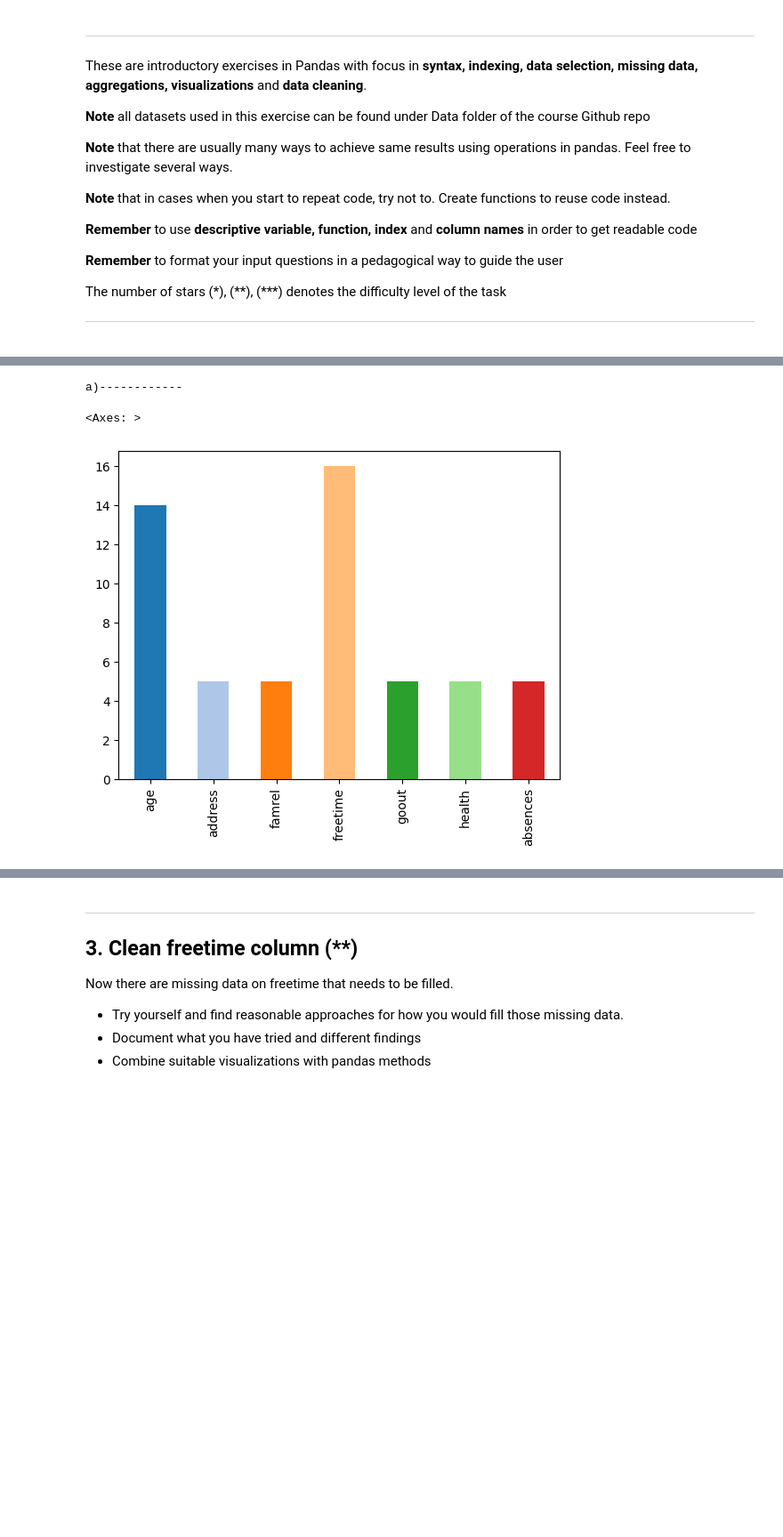
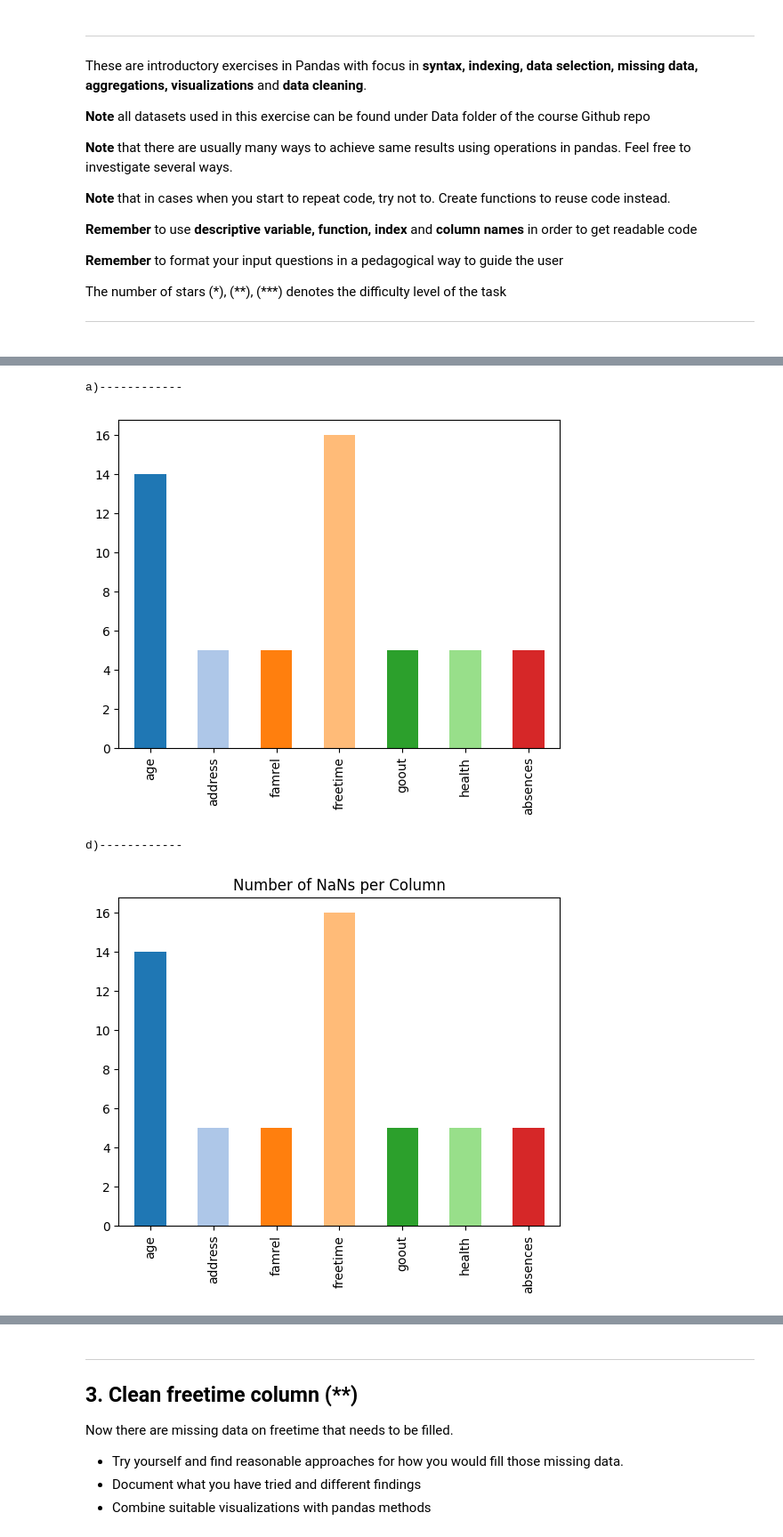
Before and after one commit to zoneme99/AI24-Databehandling-JC, a Jupyter notebook: Exercises/E01_missing_aggregation.ipynb, the cells around one changed output, grey strips where cells are left out. Shown at 89% size. Drawn from its saved outputs; the diff is of its cells as text; code cells hidden in the pictures; blank space fills up the shorter version.

```diff
--- a/Exercises/E01_missing_aggregation.ipynb
+++ b/Exercises/E01_missing_aggregation.ipynb
@@ -93,19 +93,25 @@ h)
 # %%
 import pandas as pd
 import numpy as np
 import context
 import Custom_Functions.jcpd as jcpd
+import data_utils as du
 import matplotlib.pyplot as plt
 print("a)------------")
 df = pd.read_csv("../Data/student-mat-missing-data.csv")
 nulls = df.isnull().sum()
 nulls = nulls[nulls > 0]
 
 nulls.plot(kind='bar', color=plt.cm.tab20(range(len(nulls))))
+plt.show()
+print("d)------------")
+du.plt_nans(df)
+plt.show()
 # %% [output]
 a)------------
+[figure]
-<Axes: >
+d)------------
-[figure]
+[figure, added]
 # %% [markdown]
 ---
 ## 2. Clean the data (*)
```
Also changed, not shown: 1 other file.
